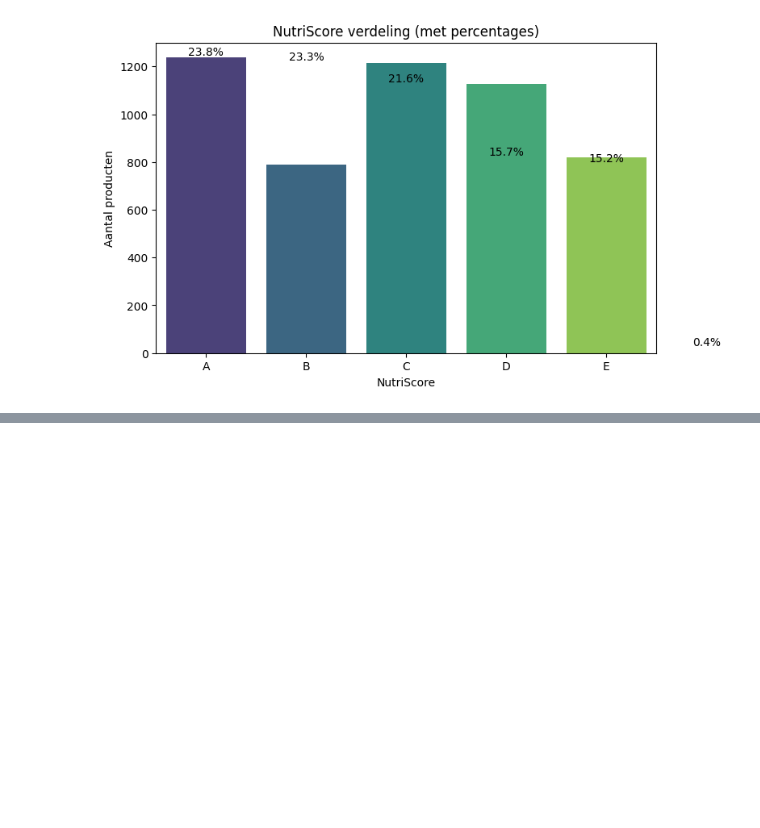
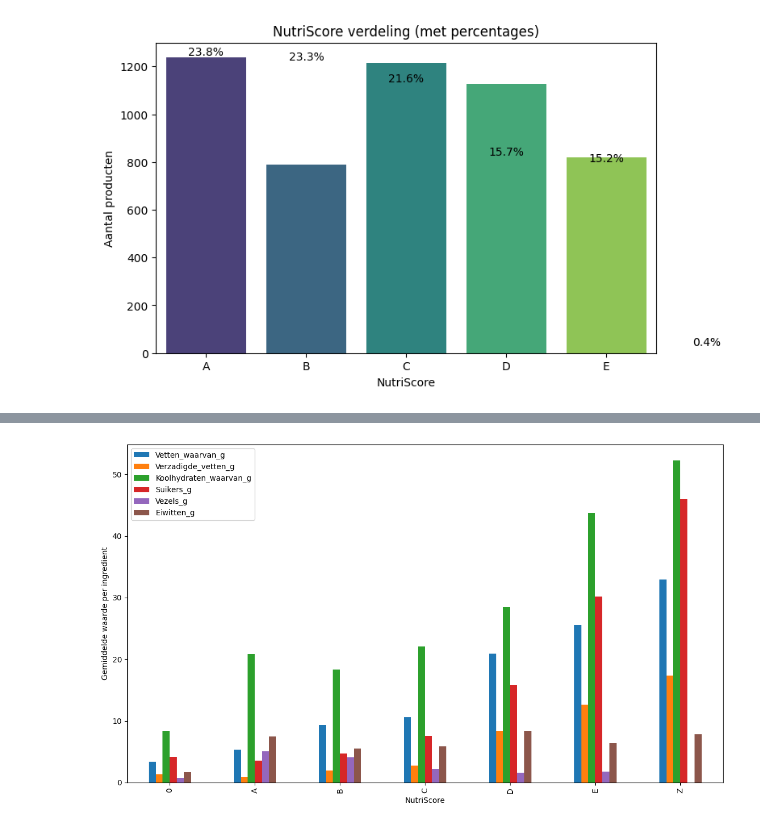
Before and after one commit to LuizVerheyen/Supermarkets, a Jupyter notebook: analyser/analyser.ipynb, the cells around one changed output, grey strips where cells are left out. Saved outputs shown, nothing was run; the diff lists cells and outputs as text; code cells hidden in the pictures; blank space fills up the shorter version.

Commit message:
trained models and added colruyt scraper

```diff
--- a/analyser/analyser.ipynb
+++ b/analyser/analyser.ipynb
@@ -174,0 +228,11 @@ Passing `palette` without assigning `hue` is deprecated and will be removed in v
+# %%
+
+for index, value in df['NutritionPer100'].items():
+
+    nutrition = getNutritionGroups(value)
+
+    print(nutrition)
+
+    if nutrition:
+        for key, val in nutrition.items():
+            df.loc[index, key] = val
@@ -174,0 +273,3 @@ Passing `palette` without assigning `hue` is deprecated and will be removed in v
+# %%
+df_train = df.iloc[:, [2] + [13] + list(range(27, len(df.columns)))].fillna(0).dropna(subset=['NutriScore'])
+df_test = df.iloc[:, [2] + list(range(27, len(df.columns)))].fillna(0)
@@ -174,0 +318,32 @@ Passing `palette` without assigning `hue` is deprecated and will be removed in v
+# %%
+df_train[ingredient_cols] = (
+    df_train[ingredient_cols]
+    .replace(",", ".", regex=True)
+    .apply(pd.to_numeric, errors="coerce")
+)
+# %%
+import matplotlib.pyplot as plt
+
+# enkel numerieke ingredient kolommen
+ingredient_cols = df_train.columns[4:10]
+df_train[ingredient_cols] = (
+    df_train[ingredient_cols]
+    .replace(",", ".", regex=True)
+    .apply(pd.to_numeric, errors="coerce")
+)
+
+# maak numeriek
+df_train[ingredient_cols] = df_train[ingredient_cols].apply(pd.to_numeric)
+
+# gemiddelde per NutriScore
+grouped = df_train.groupby("NutriScore")[ingredient_cols].mean()
+
+# plot
+grouped.plot(kind='bar', figsize=(14,8))
+
+plt.xlabel("NutriScore")
+plt.ylabel("Gemiddelde waarde per ingredient")
+
+plt.show()
+# %% [output]
+[figure, added]
```
Also changed, not shown: parts of 11 cells of this notebook, 4 other files.
